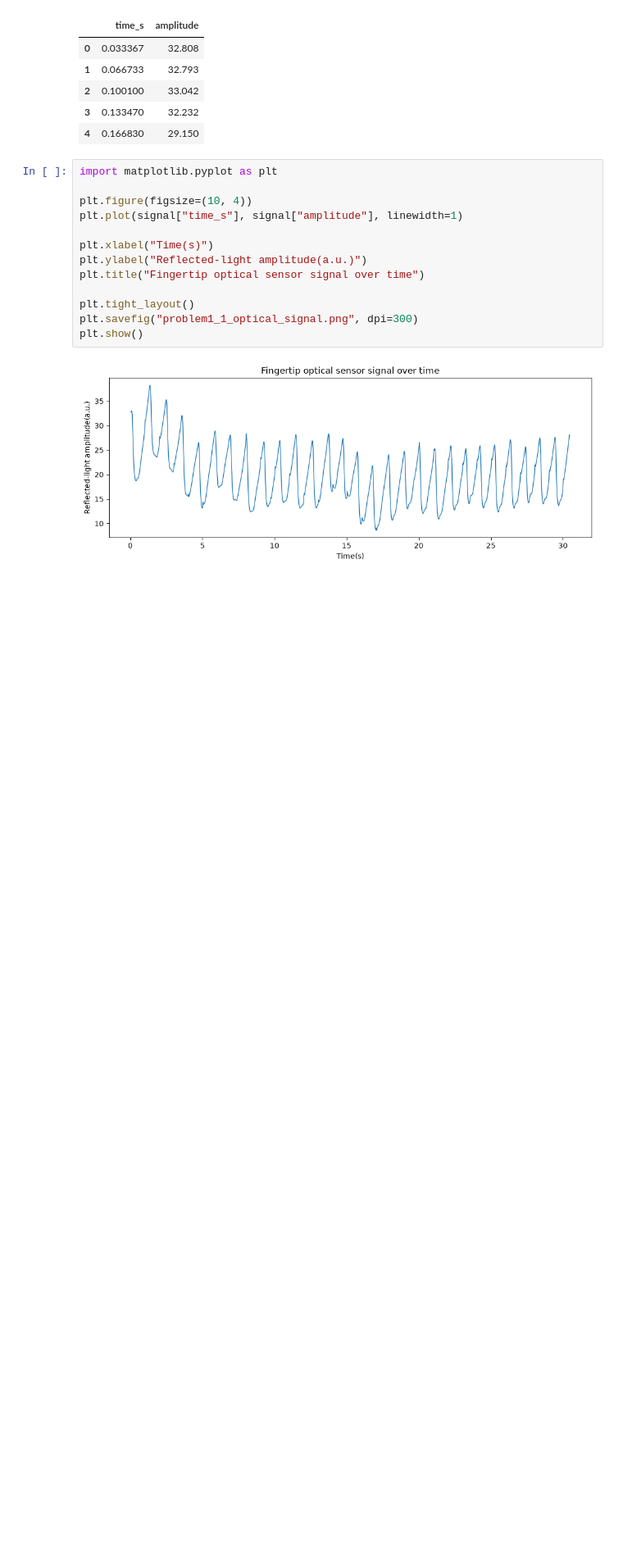
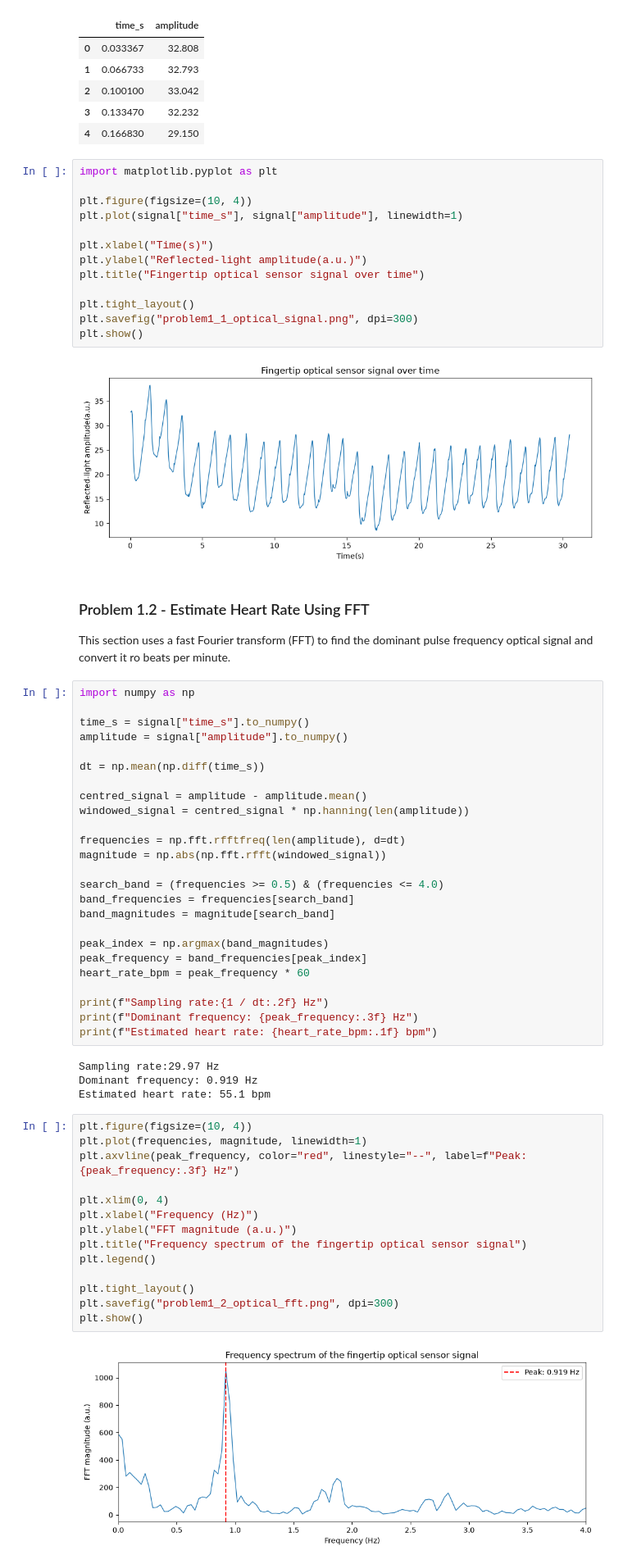
Before and after one commit to Crystal513/MPHY0058-Heart-Rate-Project, a Jupyter notebook: heart_rate analysis.ipynb, the cells around one changed output. Shown at 82% size. Drawn from its saved outputs; the diff is of its cells as text; blank space fills up the shorter version.

Commit message:
Estimate optical sensor heart rate using FFT

```diff
--- a/heart_rate analysis.ipynb
+++ b/heart_rate analysis.ipynb
@@ -33,3 +33,51 @@ plt.savefig("problem1_1_optical_signal.png", dpi=300)
 plt.show()
 # %% [output]
 [figure]
+# %% [markdown]
+### Problem 1.2 - Estimate Heart Rate Using FFT
+This section uses a fast Fourier transform (FFT) to find the dominant pulse frequency optical signal and convert it ro beats per minute.
+# %%
+import numpy as np
+
+time_s = signal["time_s"].to_numpy()
+amplitude = signal["amplitude"].to_numpy()
+
+dt = np.mean(np.diff(time_s))
+
+centred_signal = amplitude - amplitude.mean()
+windowed_signal = centred_signal * np.hanning(len(amplitude))
+
+frequencies = np.fft.rfftfreq(len(amplitude), d=dt)
+magnitude = np.abs(np.fft.rfft(windowed_signal))
+
+search_band = (frequencies >= 0.5) & (frequencies <= 4.0)
+band_frequencies = frequencies[search_band]
+band_magnitudes = magnitude[search_band]
+
+peak_index = np.argmax(band_magnitudes)
+peak_frequency = band_frequencies[peak_index]
+heart_rate_bpm = peak_frequency * 60
+
+print(f"Sampling rate:{1 / dt:.2f} Hz")
+print(f"Dominant frequency: {peak_frequency:.3f} Hz")
+print(f"Estimated heart rate: {heart_rate_bpm:.1f} bpm")
+# %% [output]
+Sampling rate:29.97 Hz
+Dominant frequency: 0.919 Hz
+Estimated heart rate: 55.1 bpm
+# %%
+plt.figure(figsize=(10, 4))
+plt.plot(frequencies, magnitude, linewidth=1)
+plt.axvline(peak_frequency, color="red", linestyle="--", label=f"Peak: {peak_frequency:.3f} Hz")
+
+plt.xlim(0, 4)
+plt.xlabel("Frequency (Hz)")
+plt.ylabel("FFT magnitude (a.u.)")
+plt.title("Frequency spectrum of the fingertip optical sensor signal")
+plt.legend()
+
+plt.tight_layout()
+plt.savefig("problem1_2_optical_fft.png", dpi=300)
+plt.show()
+# %% [output]
+[figure, added]
```
Also changed, not shown: 1 other file.
